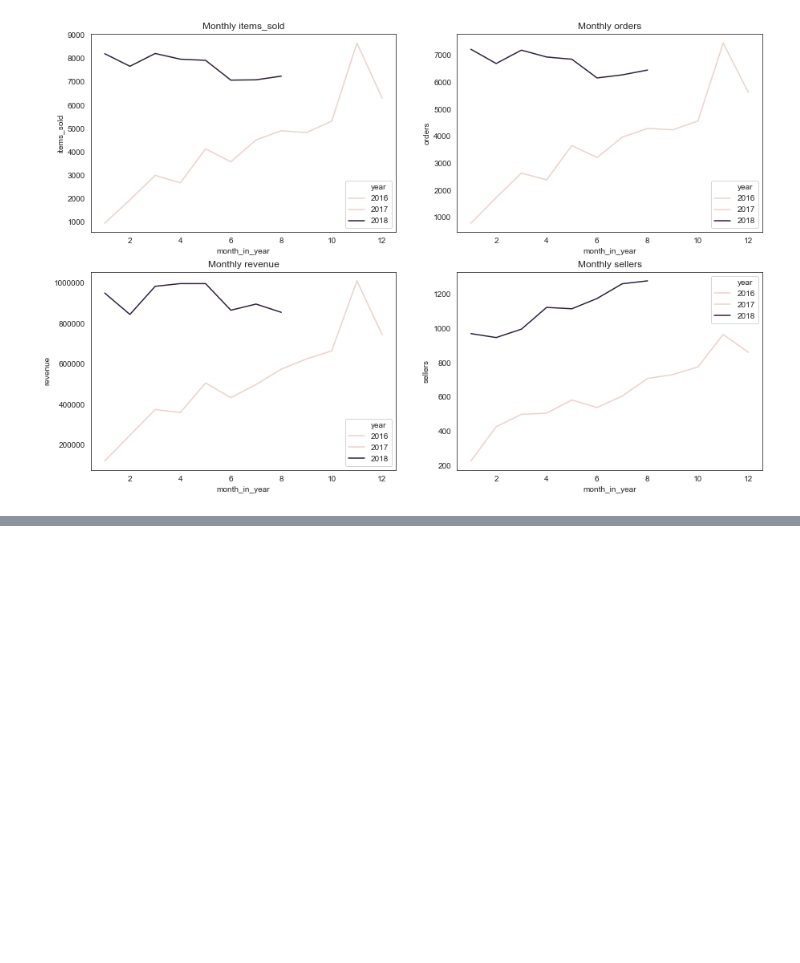
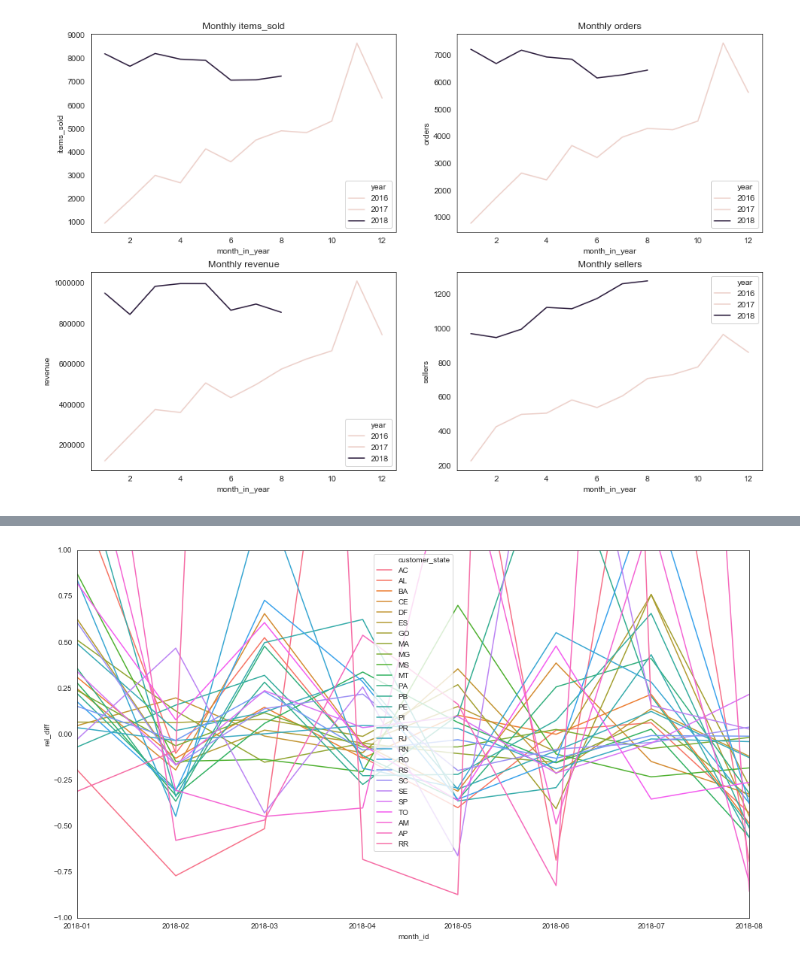
Before and after one commit to Senonino/data-ber-01-20, a Jupyter notebook: Notes/module_2/week_4/2_analytics-trends_correlations.ipynb, the cells around one changed output, grey strips where cells are left out. Saved outputs shown, nothing was run; the diff lists cells and outputs as text; code cells hidden in the pictures; blank space fills up the shorter version.

```diff
--- a/Notes/module_2/week_4/2_analytics-trends_correlations.ipynb
+++ b/Notes/module_2/week_4/2_analytics-trends_correlations.ipynb
@@ -190,0 +472,2 @@ for ax in axes.flatten():
+# %%
+monthly_rev_by_cstates = monthly_rev_by_cstates.assign(shifted_month=monthly_rev_by_cstates["month_id"] + pd.DateOffset(months=1))
@@ -190,0 +483,15 @@ for ax in axes.flatten():
+# %%
+monthly_rev_growth = (monthly_rev_by_cstates
+                      .merge(right=monthly_rev_by_cstates,
+                             how="left",
+                             left_on=["month_id", "customer_state"],
+                             right_on=["shifted_month", "customer_state"])
+                     )[["month_id_x",
+                        "month_in_year_x",
+                        "year_x",
+                        "customer_state",
+                        "grouped_customer_state_x",
+                        "revenue_x",
+                        "revenue_y"]]
+# %%
+monthly_rev_growth.columns = [col.replace("_x","") for col in monthly_rev_growth.columns]
@@ -190,0 +518,13 @@ for ax in axes.flatten():
+# %%
+monthly_rev_growth = monthly_rev_growth.assign(rel_diff=(monthly_rev_growth["revenue"]/monthly_rev_growth["revenue_y"]) - 1)
+# %%
+fig, ax = plt.subplots(figsize=(16,9))
+sns.lineplot(data=monthly_rev_growth,
+             x="month_id",
+             y="rel_diff",
+             hue="customer_state",
+             ax=ax);
+ax.set_xlim("2018-01-01", "2018-08-01");
+ax.set_ylim(-1,1);
+# %% [output]
+[figure, added]
```
Also changed, not shown: parts of 34 cells of this notebook.
